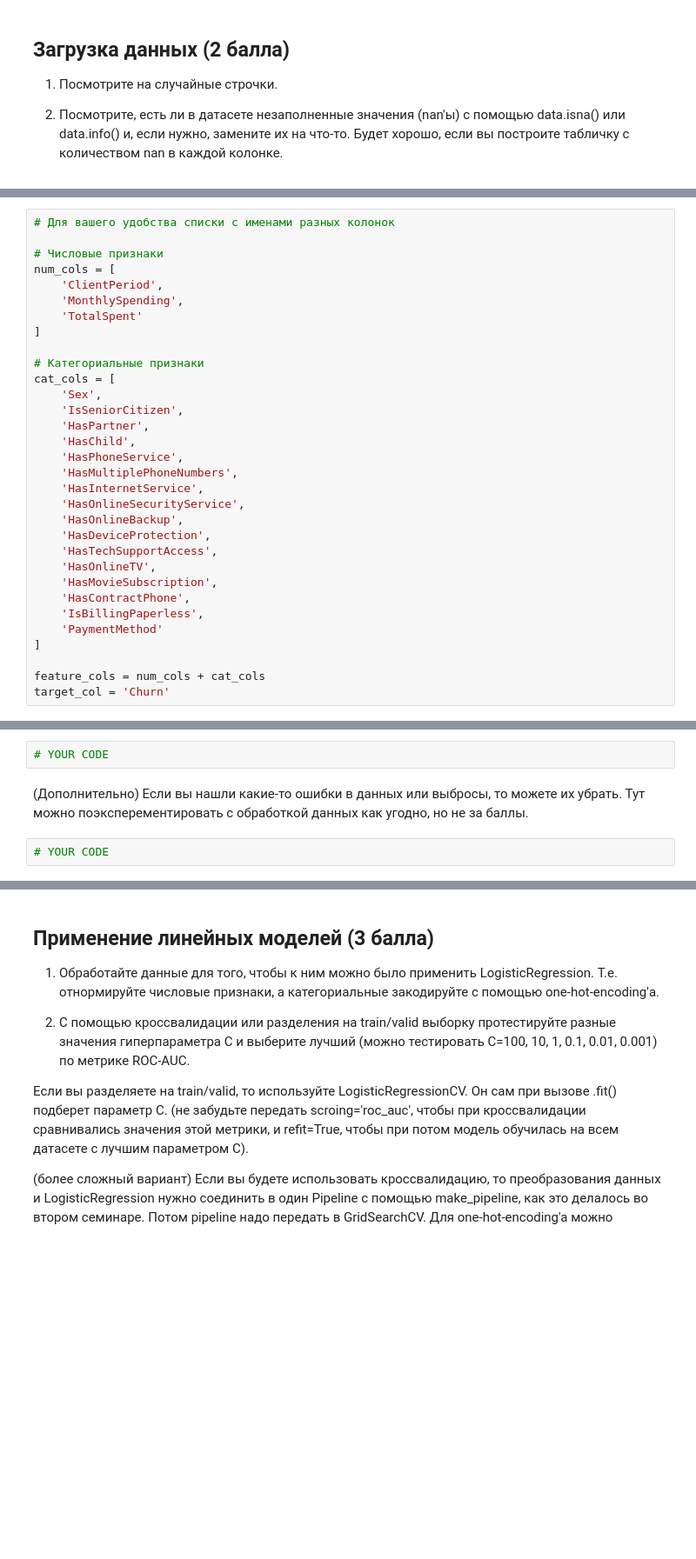
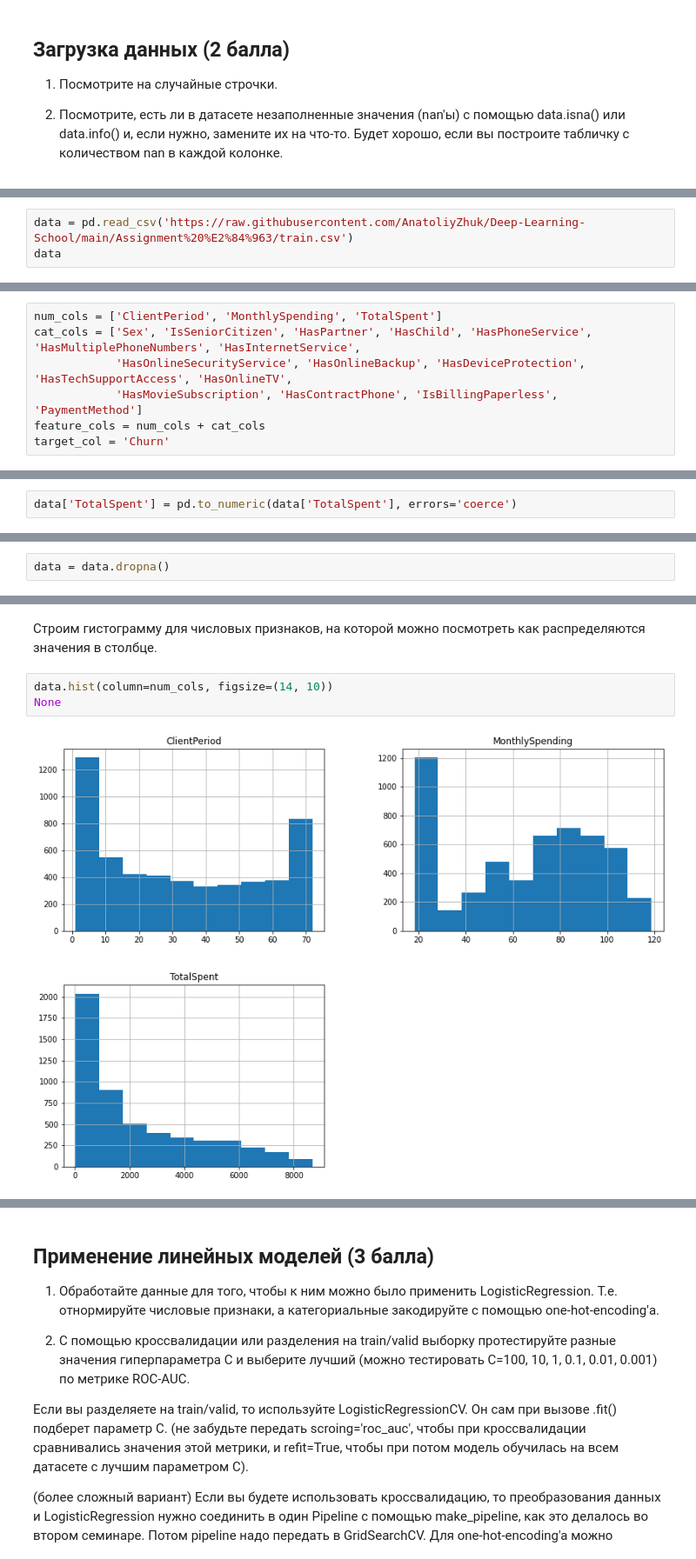
Before and after one commit to AnatoliyZhuk/Deep-Learning-School, a Jupyter notebook: Assignment №3/Homework_№3.ipynb, the cells around one changed output, grey strips where cells are left out. Shown at 87% size. Cells and saved outputs as stored; diff of their text form; blank space fills up the shorter version.

```diff
--- a/Assignment №3/Homework_№3.ipynb
+++ b/Assignment №3/Homework_№3.ipynb
@@ -67,0 +44,3 @@ data = pd.read_csv('./train.csv')
+# %%
+data = pd.read_csv('https://raw.githubusercontent.com/AnatoliyZhuk/Deep-Learning-School/main/Assignment%20%E2%84%963/train.csv')
+data
@@ -68,32 +66,7 @@ data = pd.read_csv('./train.csv')
 # %%
-# Для вашего удобства списки с именами разных колонок
-
-# Числовые признаки
-num_cols = [
-    'ClientPeriod',
-    'MonthlySpending',
-    'TotalSpent'
-]
-
-# Категориальные признаки
-cat_cols = [
-    'Sex',
-    'IsSeniorCitizen',
-    'HasPartner',
-    'HasChild',
-    'HasPhoneService',
-    'HasMultiplePhoneNumbers',
-    'HasInternetService',
-    'HasOnlineSecurityService',
-    'HasOnlineBackup',
-    'HasDeviceProtection',
-    'HasTechSupportAccess',
-    'HasOnlineTV',
-    'HasMovieSubscription',
-    'HasContractPhone',
-    'IsBillingPaperless',
-    'PaymentMethod'
-]
-
+num_cols = ['ClientPeriod', 'MonthlySpending', 'TotalSpent']
+cat_cols = ['Sex', 'IsSeniorCitizen', 'HasPartner', 'HasChild', 'HasPhoneService', 'HasMultiplePhoneNumbers', 'HasInternetService',
+            'HasOnlineSecurityService', 'HasOnlineBackup', 'HasDeviceProtection', 'HasTechSupportAccess', 'HasOnlineTV',
+            'HasMovieSubscription', 'HasContractPhone', 'IsBillingPaperless', 'PaymentMethod']
 feature_cols = num_cols + cat_cols
 target_col = 'Churn'
@@ -101,0 +102,2 @@ target_col = 'Churn'
+# %%
+data['TotalSpent'] = pd.to_numeric(data['TotalSpent'], errors='coerce')
@@ -102,3 +130,5 @@ target_col = 'Churn'
+# %%
+data = data.dropna()
 # %% [markdown]
 ## Анализ данных (3 балла)
 
@@ -109,9 +139,10 @@ target_col = 'Churn'
 3) (Если будет желание) Поиграйте с разными библиотеками для визуализации - *sns*, *pandas_visual_analysis*, etc.
 
 Второй пункт очень важен, потому что существуют задачи классификации с несбалансированными классами. Например, это может значить, что в датасете намного больше примеров 0 класса. В таких случаях нужно 1) не использовать accuracy как метрику 2) использовать методы борьбы с imbalanced dataset (обычно если датасет сильно несбалансирован, т.е. класса 1 в 20 раз меньше класса 0).
-# %%
-# YOUR CODE
-# %% [markdown]
-(Дополнительно) Если вы нашли какие-то ошибки в данных или выбросы, то можете их убрать. Тут можно поэксперементировать с обработкой данных как угодно, но не за баллы.
-# %%
-# YOUR CODE
+# %% [markdown]
+Строим гистограмму для числовых признаков, на которой можно посмотреть как распределяются значения в столбце.
+# %%
+data.hist(column=num_cols, figsize=(14, 10))
+None
+# %% [output]
+[figure, added]
```
Also changed, not shown: parts of 58 cells of this notebook.
